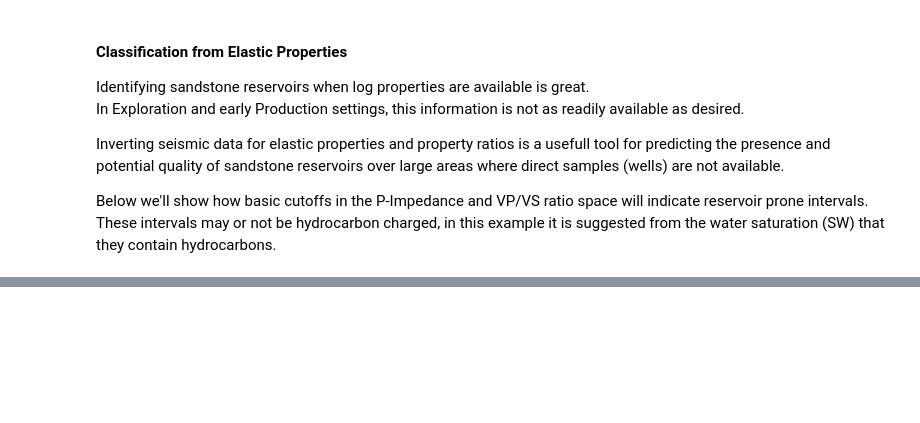
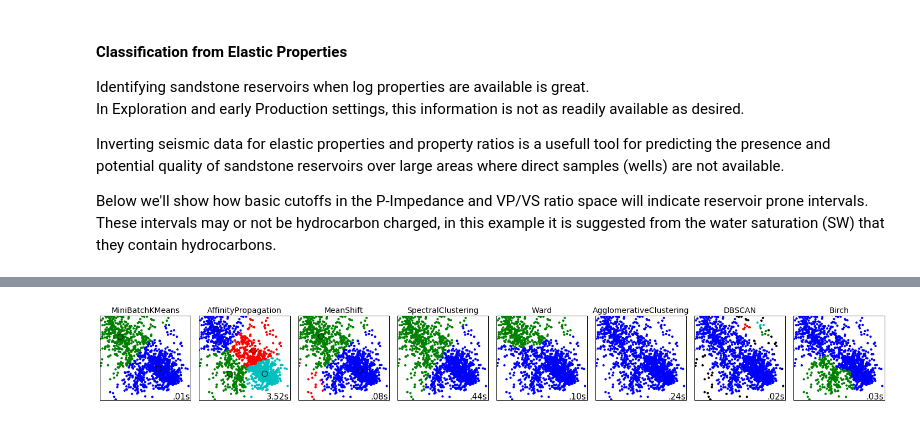
Before and after one commit to sdux/rock_predict, a Jupyter notebook: Log Work.ipynb, the cells around one changed output, grey strips where cells are left out. Drawn from its saved outputs; the diff is of its cells as text; code cells hidden in the pictures; blank space fills up the shorter version.

```diff
--- a/Log Work.ipynb
+++ b/Log Work.ipynb
@@ -351,3 +484,96 @@ plt.show()
+# %%
+import time
+from sklearn import cluster
+from sklearn.neighbors import kneighbors_graph
+from sklearn.preprocessing import StandardScaler
+
+
+# Generate datasets. We choose the size big enough to see the scalability
+# of the algorithms, but not too big to avoid too long running times
+
+VPVS = X
+
+colors = np.array([x for x in 'bgrcmykbgrcmykbgrcmykbgrcmyk'])
+colors = np.hstack([colors] * 20)
+
+clustering_names = [
+    'MiniBatchKMeans', 'AffinityPropagation', 'MeanShift',
+    'SpectralClustering', 'Ward', 'AgglomerativeClustering',
+    'DBSCAN', 'Birch']
+
+plt.figure(figsize=(len(clustering_names) * 2 + 4, 9.5))
+plt.subplots_adjust(left=.02, right=.98, bottom=.001, top=.96, wspace=.05,
+                    hspace=.01)
+
+plot_num = 1
+
+datasets = [VPVS]
+for i_dataset, dataset in enumerate(datasets):
+    X = dataset
+    # normalize dataset for easier parameter selection
+    X = StandardScaler().fit_transform(X)
+
+    # estimate bandwidth for mean shift
+    bandwidth = cluster.estimate_bandwidth(X, quantile=0.3)
+
+    # connectivity matrix for structured Ward
+    connectivity = kneighbors_graph(X, n_neighbors=10, include_self=False)
+    # make connectivity symmetric
+    connectivity = 0.5 * (connectivity + connectivity.T)
+
+    # create clustering estimators
+    ms = cluster.MeanShift(bandwidth=bandwidth, bin_seeding=True)
+    two_means = cluster.MiniBatchKMeans(n_clusters=2)
+    ward = cluster.AgglomerativeClustering(n_clusters=2, linkage='ward',
+                                           connectivity=connectivity)
+    spectral = cluster.SpectralClustering(n_clusters=2,
+                                          eigen_solver='arpack',
+                                          affinity="nearest_neighbors")
+    dbscan = cluster.DBSCAN(eps=.2)
+    affinity_propagation = cluster.AffinityPropagation(damping=.9,
+                                                       preference=-200)
+
+    average_linkage = cluster.AgglomerativeClustering(
+        linkage="average", affinity="cityblock", n_clusters=2,
+        connectivity=connectivity)
+
+    birch = cluster.Birch(n_clusters=2)
+    clustering_algorithms = [
+        two_means, affinity_propagation, ms, spectral, ward, average_linkage,
+        dbscan, birch]
+
+    for name, algorithm in zip(clustering_names, clustering_algorithms):
+        # predict cluster memberships
+        t0 = time.time()
+        algorithm.fit(X)
+        t1 = time.time()
+        if hasattr(algorithm, 'labels_'):
+            y_pred = algorithm.labels_.astype(np.int)
+        else:
+            y_pred = algorithm.predict(X)
+
+        # plot
+        plt.subplot(4, len(clustering_algorithms), plot_num)
+        if i_dataset == 0:
+            plt.title(name, size=14)
+        plt.scatter(X[:, 0], X[:, 1], color=colors[y_pred].tolist(), s=10)
+
+        if hasattr(algorithm, 'cluster_centers_'):
+            centers = algorithm.cluster_centers_
+            center_colors = colors[:len(centers)]
+            plt.scatter(centers[:, 0], centers[:, 1], s=100, c=center_colors)
+        plt.xlim(-2, 2)
+        plt.ylim(-2, 2)
+        plt.xticks(())
+        plt.yticks(())
+        plt.text(.99, .01, ('%.2fs' % (t1 - t0)).lstrip('0'),
+                 transform=plt.gca().transAxes, size=15,
+                 horizontalalignment='right')
+        plot_num += 1
+plt.tight_layout()
+plt.show()
+# %% [output]
+[figure, added]
 # %%
 x = [0,5,9,10,15]
 y = [0,1,2,3,4]
```
Also changed, not shown: parts of 13 cells of this notebook.
